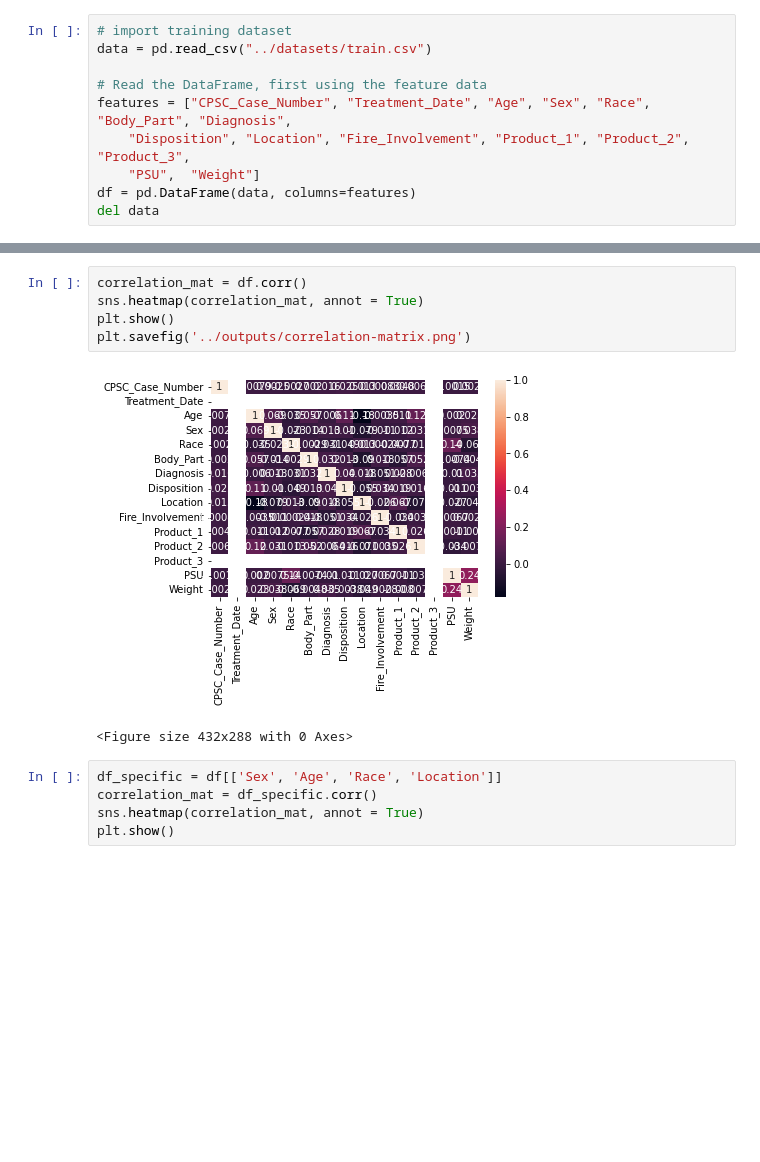
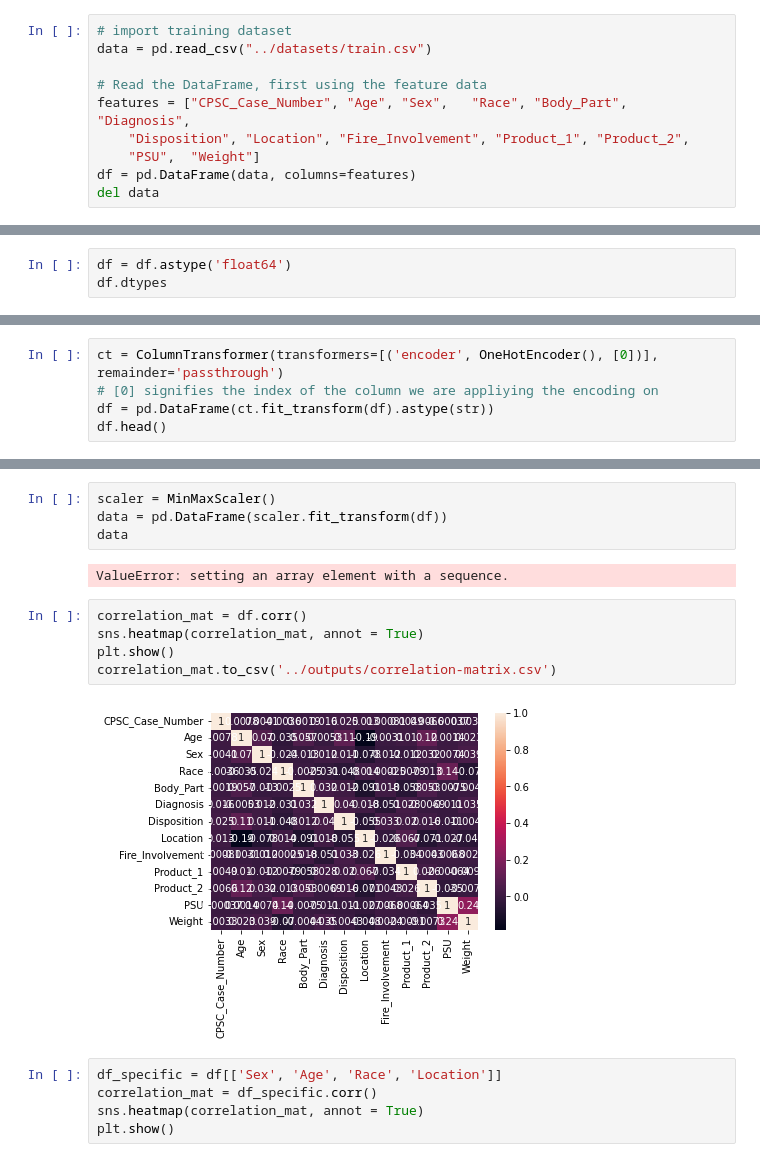
Before and after one commit to avasdowney/how-people-get-hurt, a Jupyter notebook: algorithms/correlation-matrix.ipynb, the cells around one changed output, grey strips where cells are left out. Saved outputs shown, nothing was run; the diff lists cells and outputs as text; blank space fills up the shorter version.

```diff
--- a/algorithms/correlation-matrix.ipynb
+++ b/algorithms/correlation-matrix.ipynb
@@ -8,8 +11,8 @@ import matplotlib.pyplot as plt
 data = pd.read_csv("../datasets/train.csv")
 
 # Read the DataFrame, first using the feature data
-features = ["CPSC_Case_Number", "Treatment_Date", "Age", "Sex",	"Race",	"Body_Part", "Diagnosis",
-    "Disposition", "Location", "Fire_Involvement", "Product_1", "Product_2", "Product_3",
+features = ["CPSC_Case_Number", "Age", "Sex",	"Race",	"Body_Part", "Diagnosis",
+    "Disposition", "Location", "Fire_Involvement", "Product_1", "Product_2",
     "PSU",	"Weight"]
 df = pd.DataFrame(data, columns=features)
 del data
@@ -15,0 +36,3 @@ del data
+# %%
+df = df.astype('float64')
+df.dtypes
@@ -15,0 +54,5 @@ del data
+# %%
+ct = ColumnTransformer(transformers=[('encoder', OneHotEncoder(), [0])], remainder='passthrough')
+# [0] signifies the index of the column we are appliying the encoding on
+df = pd.DataFrame(ct.fit_transform(df).astype(str))
+df.head()
@@ -16,11 +66,16 @@ del data
+# %%
+scaler = MinMaxScaler()
+data = pd.DataFrame(scaler.fit_transform(df))
+data
+# %% [output]
+ValueError: setting an array element with a sequence.
 # %%
 correlation_mat = df.corr()
 sns.heatmap(correlation_mat, annot = True)
 plt.show()
-plt.savefig('../outputs/correlation-matrix.png')
+correlation_mat.to_csv('../outputs/correlation-matrix.csv')
 # %% [output]
-[figure, old version]
+[figure, new version]
-<Figure size 432x288 with 0 Axes>
 # %%
 df_specific = df[['Sex', 'Age', 'Race', 'Location']]
 correlation_mat = df_specific.corr()
```
Also changed, not shown: parts of 4 cells of this notebook, 5 other files.
